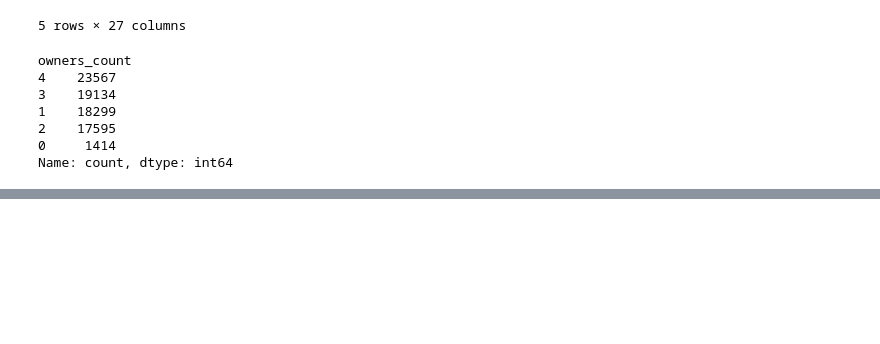
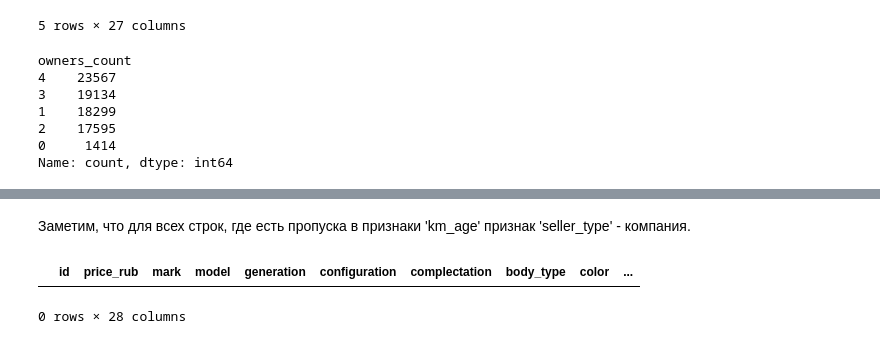
Before and after one commit to KazGet/Predict_car_price, a Jupyter notebook: notebooks/02_preprocess.ipynb, the cells around one changed output, grey strips where cells are left out. Saved outputs shown, nothing was run; the diff lists cells and outputs as text; code cells hidden in the pictures; blank space fills up the shorter version.

```diff
--- a/notebooks/02_preprocess.ipynb
+++ b/notebooks/02_preprocess.ipynb
@@ -50,0 +62,7 @@ array(['оригинал', 'оригинал', 'оригинал', 'оригин
+# %% [markdown]
+Заметим, что для всех строк, где есть пропуска в признаки 'km_age' признак 'seller_type' - компания.
+# %%
+df[(df['km_age'].isna()==True) & (df['seller_type'] != 'компания')]
+# %% [output]
+|  | id | price_rub | mark | model | generation | configuration | complectation | body_type | color | ... |
+0 rows × 28 columns
```
Also changed, not shown: parts of 9 cells of this notebook.
